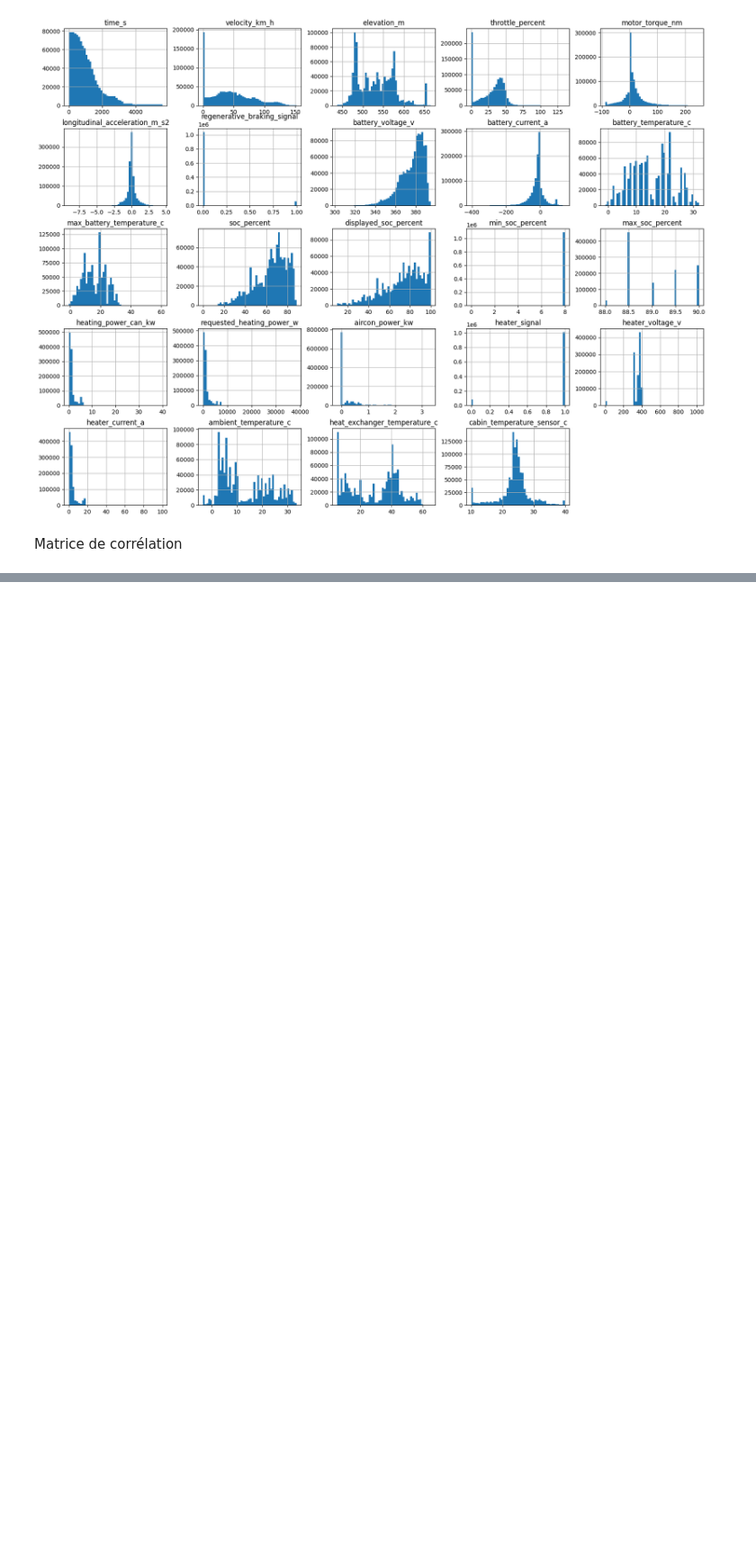
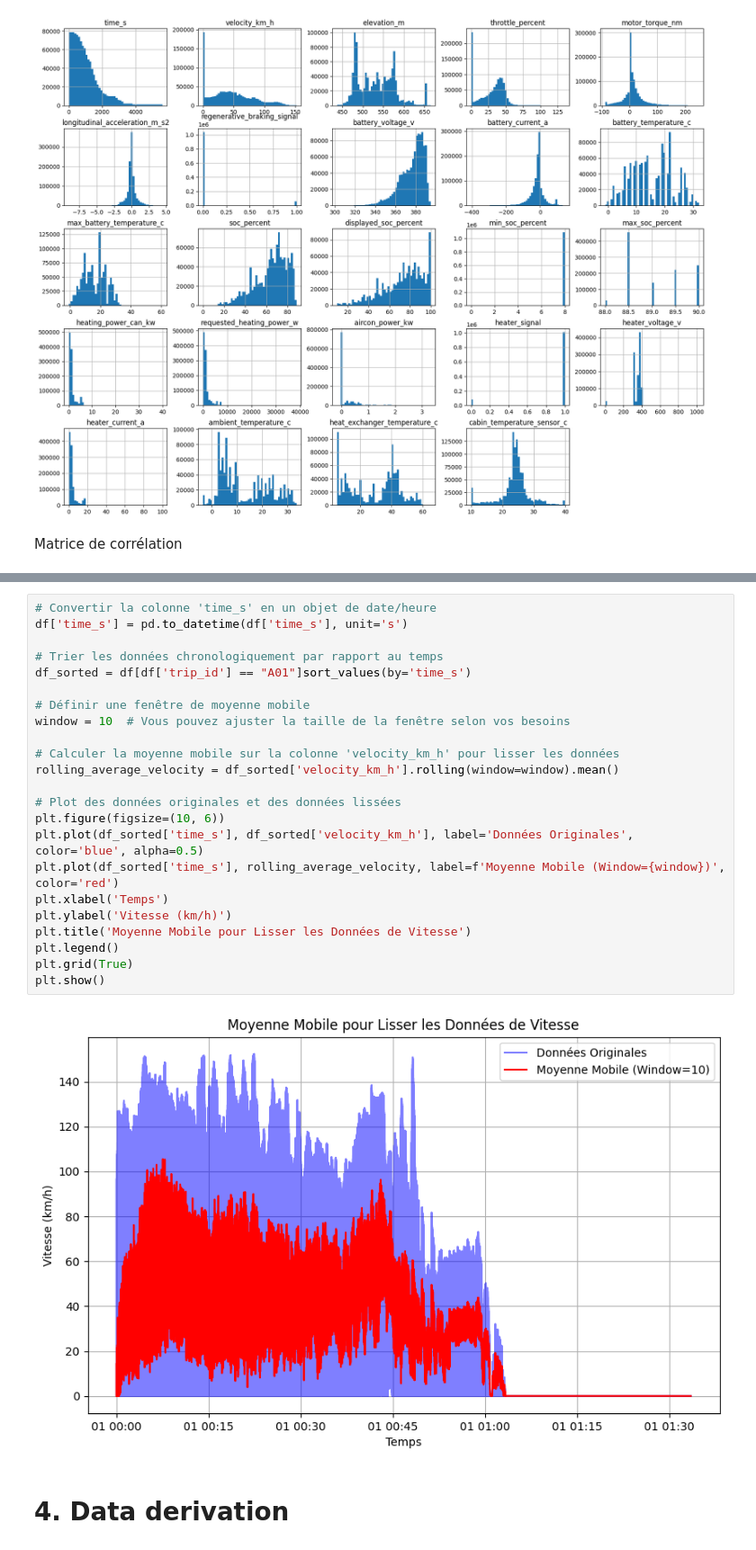
Before and after one commit to nathanboschi25/S4_DataViz_Project, a Jupyter notebook: Project.ipynb, the cells around one changed output, grey strips where cells are left out. Shown at 90% size. Saved outputs shown, nothing was run; the diff lists cells and outputs as text; blank space fills up the shorter version.

Commit message:
manipulation de données

```diff
--- a/Project.ipynb
+++ b/Project.ipynb
@@ -321,0 +383,27 @@ plt.show()
+# %%
+# Convertir la colonne 'time_s' en un objet de date/heure
+df['time_s'] = pd.to_datetime(df['time_s'], unit='s')
+
+# Trier les données chronologiquement par rapport au temps
+df_sorted = df[df['trip_id'] == "A01"]sort_values(by='time_s')
+
+# Définir une fenêtre de moyenne mobile
+window = 10  # Vous pouvez ajuster la taille de la fenêtre selon vos besoins
+
+# Calculer la moyenne mobile sur la colonne 'velocity_km_h' pour lisser les données
+rolling_average_velocity = df_sorted['velocity_km_h'].rolling(window=window).mean()
+
+# Plot des données originales et des données lissées
+plt.figure(figsize=(10, 6))
+plt.plot(df_sorted['time_s'], df_sorted['velocity_km_h'], label='Données Originales', color='blue', alpha=0.5)
+plt.plot(df_sorted['time_s'], rolling_average_velocity, label=f'Moyenne Mobile (Window={window})', color='red')
+plt.xlabel('Temps')
+plt.ylabel('Vitesse (km/h)')
+plt.title('Moyenne Mobile pour Lisser les Données de Vitesse')
+plt.legend()
+plt.grid(True)
+plt.show()
+# %% [output]
+[figure, added]
+# %% [markdown]
+# 4. Data derivation
```
Also changed, not shown: parts of 10 cells of this notebook.
